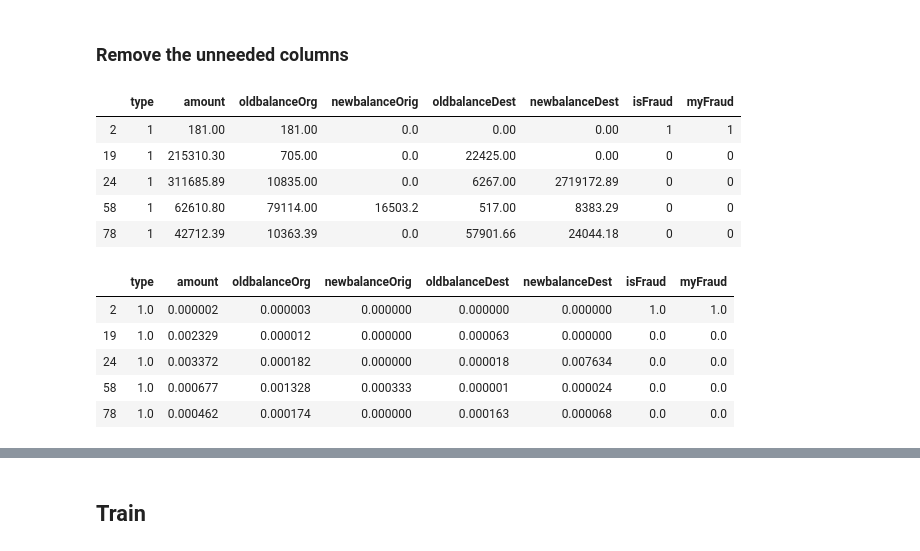
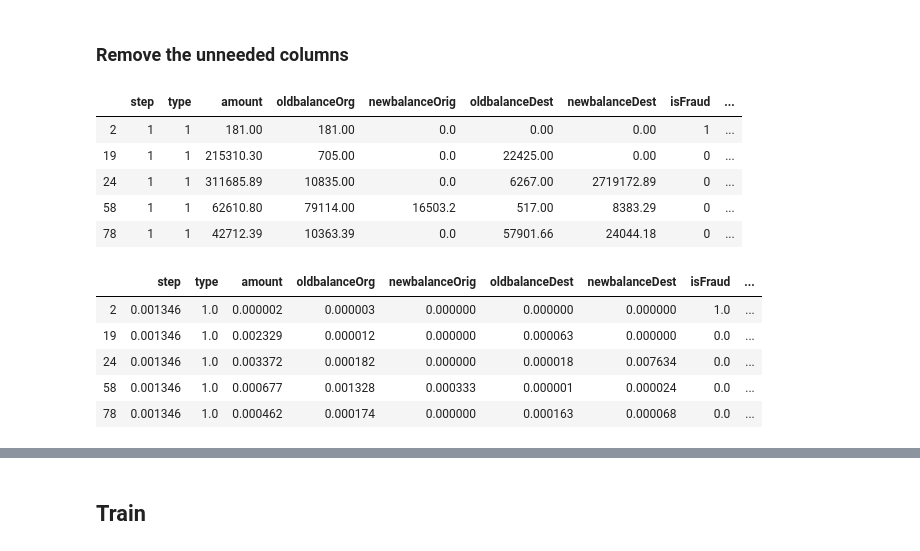
Before and after one commit to MtheEPIC/KaggleProj, a Jupyter notebook: CardTransaction.ipynb, the cells around one changed output, grey strips where cells are left out. Drawn from its saved outputs; the diff is of its cells as text; code cells hidden in the pictures.

```diff
--- a/CardTransaction.ipynb
+++ b/CardTransaction.ipynb
@@ -259,25 +250,23 @@ step doesn't realy help us
 # %% [markdown]
 ### Remove the unneeded columns
 # %%
-df = df.drop(['nameOrig', 'nameDest', 'isFlaggedFraud', 'step'], axis=1)
+df = df.drop(['nameOrig', 'nameDest'], axis=1)
 df.head()
 # %% [output]
-|  | type | amount | oldbalanceOrg | newbalanceOrig | oldbalanceDest | newbalanceDest | isFraud | myFraud |
-| 2 | 1 | 181.00 | 181.00 | 0.0 | 0.00 | 0.00 | 1 | 1 |
-| 19 | 1 | 215310.30 | 705.00 | 0.0 | 22425.00 | 0.00 | 0 | 0 |
-| 24 | 1 | 311685.89 | 10835.00 | 0.0 | 6267.00 | 2719172.89 | 0 | 0 |
-| 58 | 1 | 62610.80 | 79114.00 | 16503.2 | 517.00 | 8383.29 | 0 | 0 |
-| 78 | 1 | 42712.39 | 10363.39 | 0.0 | 57901.66 | 24044.18 | 0 | 0 |
+|  | step | type | amount | oldbalanceOrg | newbalanceOrig | oldbalanceDest | newbalanceDest | isFraud | ... |
+| 2 | 1 | 1 | 181.00 | 181.00 | 0.0 | 0.00 | 0.00 | 1 | ... |
+| 19 | 1 | 1 | 215310.30 | 705.00 | 0.0 | 22425.00 | 0.00 | 0 | ... |
+| 24 | 1 | 1 | 311685.89 | 10835.00 | 0.0 | 6267.00 | 2719172.89 | 0 | ... |
+| 58 | 1 | 1 | 62610.80 | 79114.00 | 16503.2 | 517.00 | 8383.29 | 0 | ... |
+| 78 | 1 | 1 | 42712.39 | 10363.39 | 0.0 | 57901.66 | 24044.18 | 0 | ... |
 # %%
-def normalize(x):
-    df[x] = df[x]/df[x].max()
-
 [normalize(x) for x in df]
+df_clean = df.copy()
 df.head()
 # %% [output]
-|  | type | amount | oldbalanceOrg | newbalanceOrig | oldbalanceDest | newbalanceDest | isFraud | myFraud |
-| 2 | 1.0 | 0.000002 | 0.000003 | 0.000000 | 0.000000 | 0.000000 | 1.0 | 1.0 |
-| 19 | 1.0 | 0.002329 | 0.000012 | 0.000000 | 0.000063 | 0.000000 | 0.0 | 0.0 |
-| 24 | 1.0 | 0.003372 | 0.000182 | 0.000000 | 0.000018 | 0.007634 | 0.0 | 0.0 |
-| 58 | 1.0 | 0.000677 | 0.001328 | 0.000333 | 0.000001 | 0.000024 | 0.0 | 0.0 |
-| 78 | 1.0 | 0.000462 | 0.000174 | 0.000000 | 0.000163 | 0.000068 | 0.0 | 0.0 |
+|  | step | type | amount | oldbalanceOrg | newbalanceOrig | oldbalanceDest | newbalanceDest | isFraud | ... |
+| 2 | 0.001346 | 1.0 | 0.000002 | 0.000003 | 0.000000 | 0.000000 | 0.000000 | 1.0 | ... |
+| 19 | 0.001346 | 1.0 | 0.002329 | 0.000012 | 0.000000 | 0.000063 | 0.000000 | 0.0 | ... |
+| 24 | 0.001346 | 1.0 | 0.003372 | 0.000182 | 0.000000 | 0.000018 | 0.007634 | 0.0 | ... |
+| 58 | 0.001346 | 1.0 | 0.000677 | 0.001328 | 0.000333 | 0.000001 | 0.000024 | 0.0 | ... |
+| 78 | 0.001346 | 1.0 | 0.000462 | 0.000174 | 0.000000 | 0.000163 | 0.000068 | 0.0 | ... |
```
Also changed, not shown: parts of 58 cells of this notebook.
